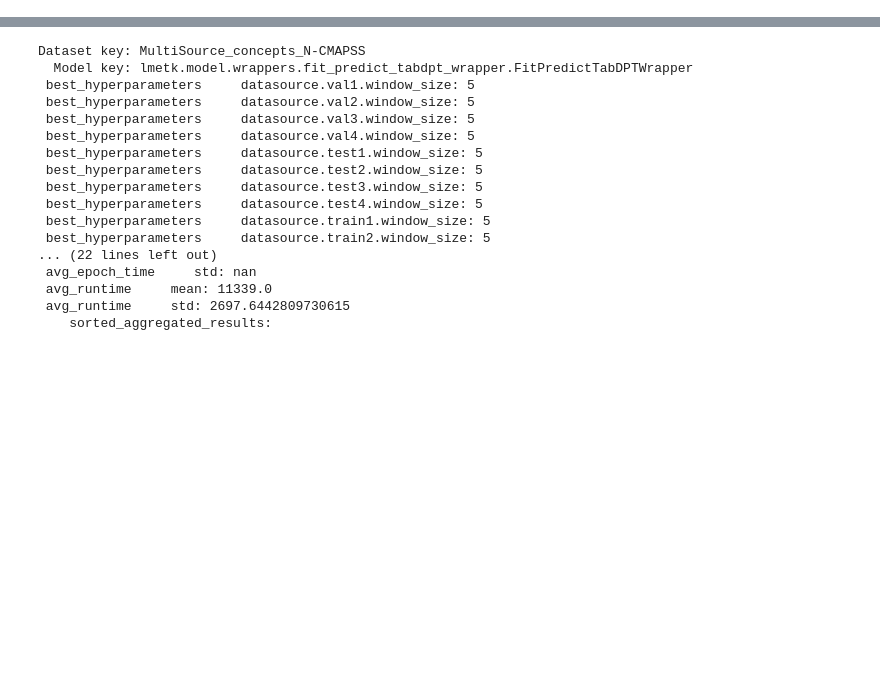
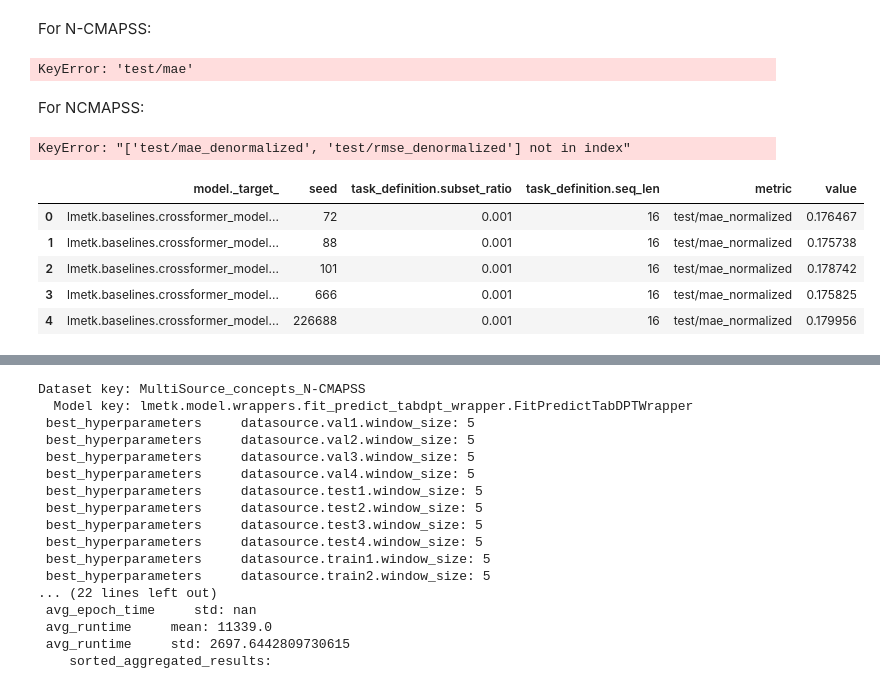
Before and after one commit to EPFL-IMOS/picid, a Jupyter notebook: lmetk_report/scaling_laws.ipynb, the cells around one changed output, grey strips where cells are left out. Drawn from its saved outputs; the diff is of its cells as text; code cells hidden in the pictures; blank space fills up the shorter version.

```diff
--- a/lmetk_report/scaling_laws.ipynb
+++ b/lmetk_report/scaling_laws.ipynb
@@ -218,3 +182,83 @@ array(['test/mae', 'test/rmse'], dtype=object)
+# %% [markdown]
+For N-CMAPSS:
+# %%
+conflicts = df["test/mae"].notna() & df["test/mae_normalized"].notna()
+print(conflicts.any(), df[conflicts].shape[0])
+
+df["test/mae_normalized"] = df["test/mae_normalized"].combine_first(df["test/mae"])
+df["test/rmse_normalized"] = df["test/rmse_normalized"].combine_first(df["test/rmse"])
+df["test/mae_denormalized"] = df["test/mae_denormalized"].combine_first(df["test/mae"])
+df["test/rmse_denormalized"] = df["test/rmse_denormalized"].combine_first(df["test/rmse"])
+# %% [output]
+KeyError: 'test/mae'
+# %% [markdown]
+For NCMAPSS:
+# %%
+
+df_long = df[[
+    "test/mae_normalized",
+    "test/rmse_normalized",
+    "test/mae_denormalized",
+    "test/rmse_denormalized",
+    "model._target_",
+    "seed",
+    "task_definition.subset_ratio",
+    "task_definition.seq_len"]]
+df_long
+df_long["ds"] = df["datasource.multisource_data_splitter.sources_train"].astype(str)
+
+df_long = df_long.melt(
+    id_vars=[
+        "model._target_",
+        "seed",
+        "task_definition.subset_ratio",
+        "task_definition.seq_len",
+        "ds"
+    ],
+    value_vars=["test/mae_normalized", "test/rmse_normalized", "test/mae_denormalized", "test/rmse_denormalized"],
+    var_name="metric",
+    value_name="value"
+)
+df_long
+
+
+df_long = df_long[~((df_long["model._target_"] == "lmetk.model.wrappers.fit_predict_tabdpt_wrapper.FitPredictTabDPTWrapper") & (df_long["task_definition.seq_len"] == 5))]
+df_long.head()
+# %% [output]
+KeyError: "['test/mae_denormalized', 'test/rmse_denormalized'] not in index"
+# %%
+
+df_long = df[[
+    "test/mae_normalized",
+    "test/rmse_normalized",
+    "model._target_",
+    "seed",
+    "task_definition.subset_ratio",
+    "task_definition.seq_len"]]
+
+df_long = df_long.melt(
+    id_vars=[
+        "model._target_",
+        "seed",
+        "task_definition.subset_ratio",
+        "task_definition.seq_len",
+    ],
+    value_vars=["test/mae_normalized", "test/rmse_normalized"],
+    var_name="metric",
+    value_name="value"
+)
+df_long
+
+
+df_long = df_long[~((df_long["model._target_"] == "lmetk.model.wrappers.fit_predict_tabdpt_wrapper.FitPredictTabDPTWrapper") & (df_long["task_definition.seq_len"] == 5))]
+df_long.head()
+# %% [output]
+|  | model._target_ | seed | task_definition.subset_ratio | task_definition.seq_len | metric | value |
+| 0 | lmetk.baselines.crossformer_model... | 72 | 0.001 | 16 | test/mae_normalized | 0.176467 |
+| 1 | lmetk.baselines.crossformer_model... | 88 | 0.001 | 16 | test/mae_normalized | 0.175738 |
+| 2 | lmetk.baselines.crossformer_model... | 101 | 0.001 | 16 | test/mae_normalized | 0.178742 |
+| 3 | lmetk.baselines.crossformer_model... | 666 | 0.001 | 16 | test/mae_normalized | 0.175825 |
+| 4 | lmetk.baselines.crossformer_model... | 226688 | 0.001 | 16 | test/mae_normalized | 0.179956 |
 # %%
 from matplotlib import pyplot as plt
 
```
Also changed, not shown: parts of 9 cells of this notebook, 3 other files.
